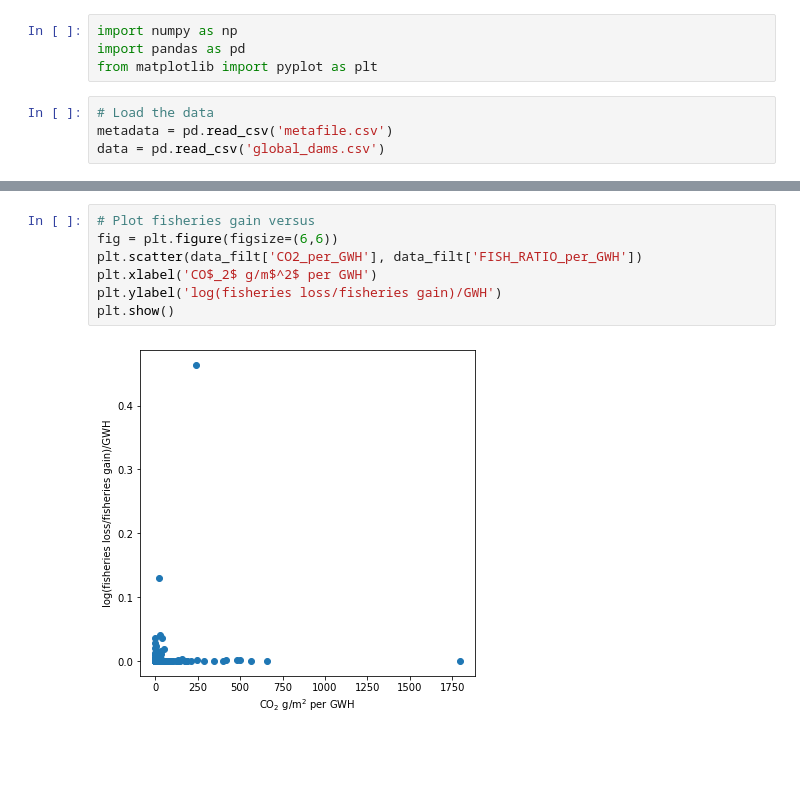
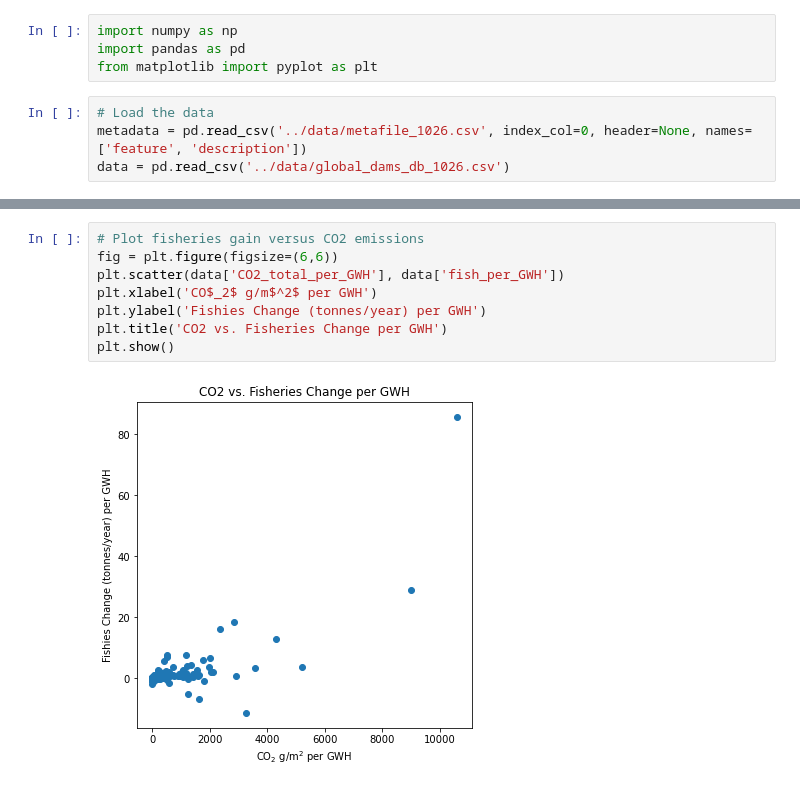
Before and after one commit to davidschmaier/CS-4701-Project-Predicting-GHG-Emissions-of-Hydroelectric-Dams, a Jupyter notebook: code/data-exploration.ipynb, the cells around one changed output, grey strips where cells are left out. Saved outputs shown, nothing was run; the diff lists cells and outputs as text; blank space fills up the shorter version.

Commit message:
Refactored regression notebook
Refactored regression notebook so work related to data exploration is in the data exploration notebook.

```diff
--- a/code/data-exploration.ipynb
+++ b/code/data-exploration.ipynb
@@ -6,8 +6,8 @@ import pandas as pd
 from matplotlib import pyplot as plt
 # %%
 # Load the data
-metadata = pd.read_csv('metafile.csv')
-data = pd.read_csv('global_dams.csv')
+metadata = pd.read_csv('../data/metafile_1026.csv', index_col=0, header=None, names=['feature', 'description'])
+data = pd.read_csv('../data/global_dams_db_1026.csv')
 # %%
 # Check the number of dams/features
 data.shape
@@ -64,9 +130,10 @@ data_filt['FISH_RATIO_per_GWH'] = data_filt.apply(lambda x: (1/x['FISH_RATIO'])/
 # %%
-# Plot fisheries gain versus
+# Plot fisheries gain versus CO2 emissions
 fig = plt.figure(figsize=(6,6))
-plt.scatter(data_filt['CO2_per_GWH'], data_filt['FISH_RATIO_per_GWH'])
+plt.scatter(data['CO2_total_per_GWH'], data['fish_per_GWH'])
 plt.xlabel('CO$_2$ g/m$^2$ per GWH')
-plt.ylabel('log(fisheries loss/fisheries gain)/GWH')
+plt.ylabel('Fishies Change (tonnes/year) per GWH')
+plt.title('CO2 vs. Fisheries Change per GWH')
 plt.show()
 # %% [output]
-[figure, old version]
+[figure, new version]
```
Also changed, not shown: parts of 21 cells of this notebook.
